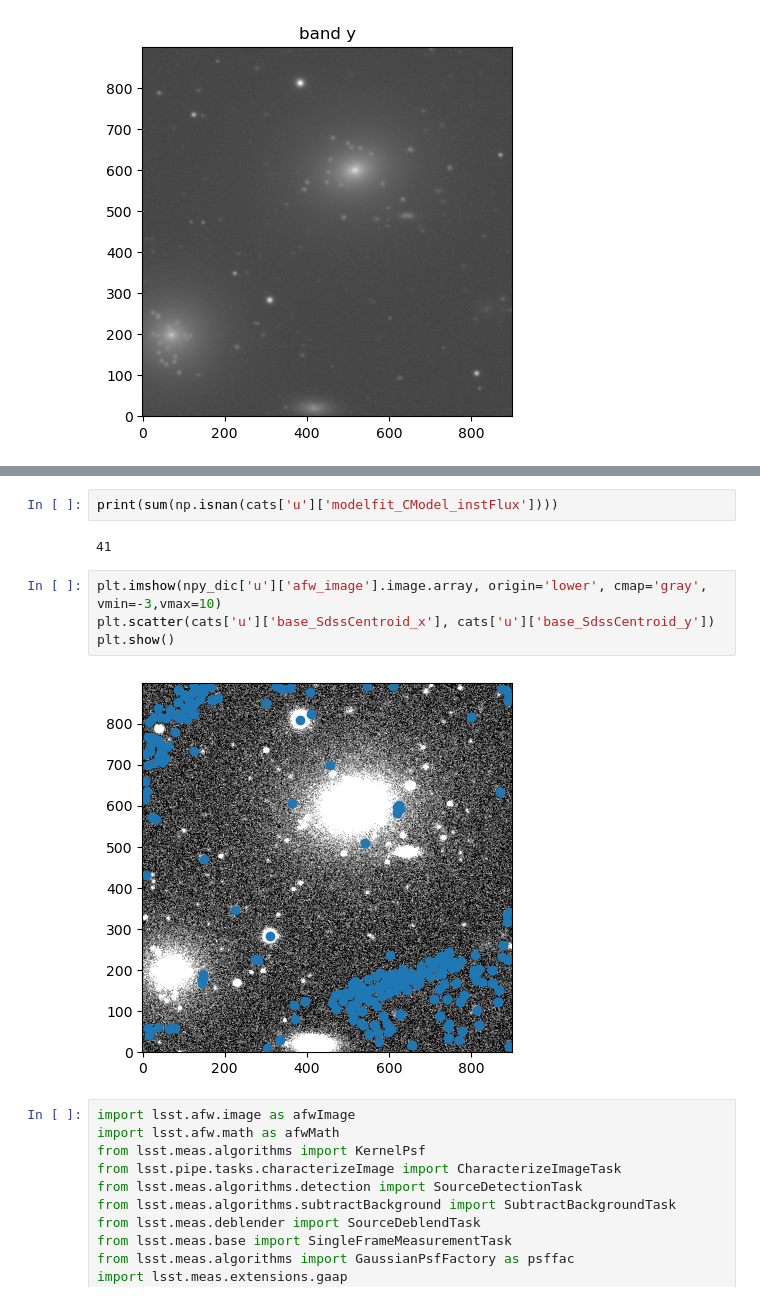
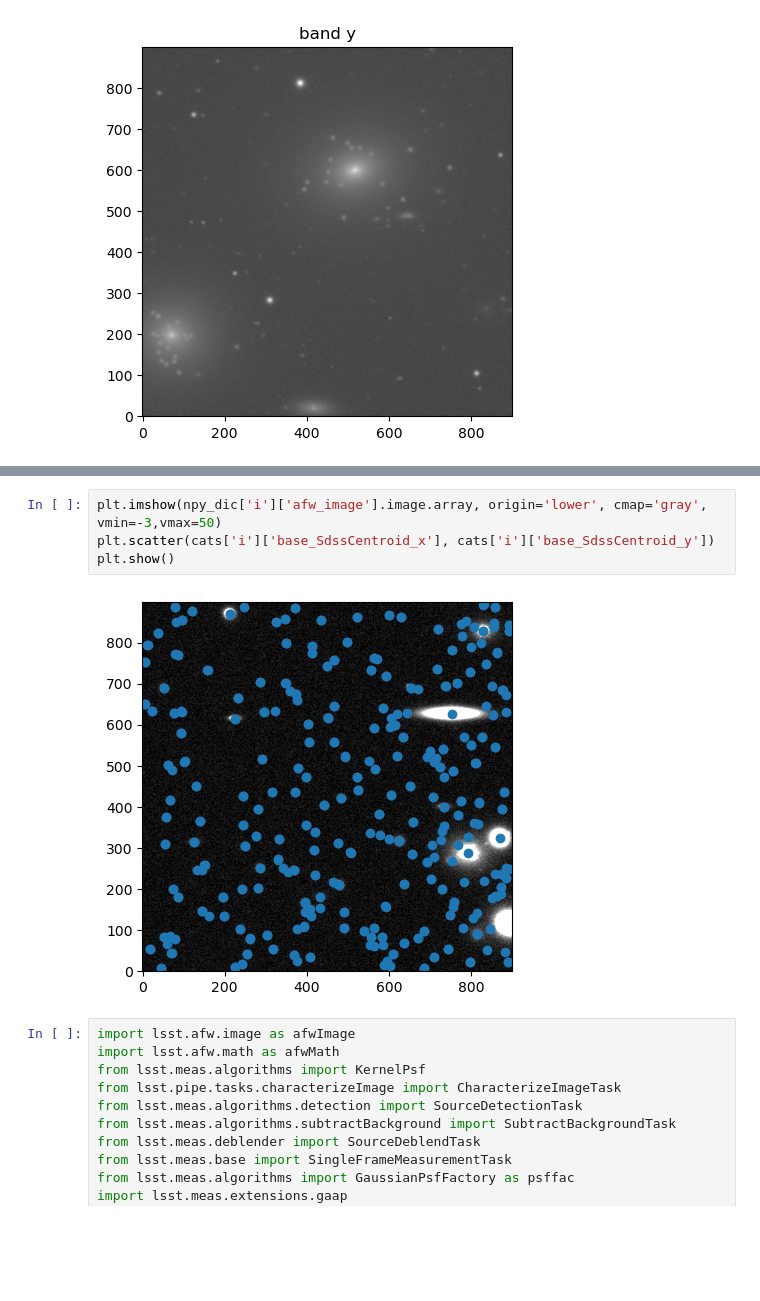
Before and after one commit to philipladuca24/LSST-SimCatVal, a Jupyter notebook: LSST-SimCatVal/testing_diffsim.ipynb, the cells around one changed output, grey strips where cells are left out. Drawn from its saved outputs; the diff is of its cells as text; blank space fills up the shorter version.

```diff
--- a/LSST-SimCatVal/testing_diffsim.ipynb
+++ b/LSST-SimCatVal/testing_diffsim.ipynb
@@ -354,13 +357,9 @@ Starting band u
-# %%
-print(sum(np.isnan(cats['u']['modelfit_CModel_instFlux'])))
-# %% [output]
-41
 # %%
-plt.imshow(npy_dic['u']['afw_image'].image.array, origin='lower', cmap='gray', vmin=-3,vmax=10)
-plt.scatter(cats['u']['base_SdssCentroid_x'], cats['u']['base_SdssCentroid_y'])
+plt.imshow(npy_dic['i']['afw_image'].image.array, origin='lower', cmap='gray', vmin=-3,vmax=50)
+plt.scatter(cats['i']['base_SdssCentroid_x'], cats['i']['base_SdssCentroid_y'])
 plt.show()
 # %% [output]
-[figure, old version]
+[figure, new version]
 # %%
 import lsst.afw.image as afwImage
 import lsst.afw.math as afwMath
```
Also changed, not shown: parts of 10 cells of this notebook, 5 other files.
